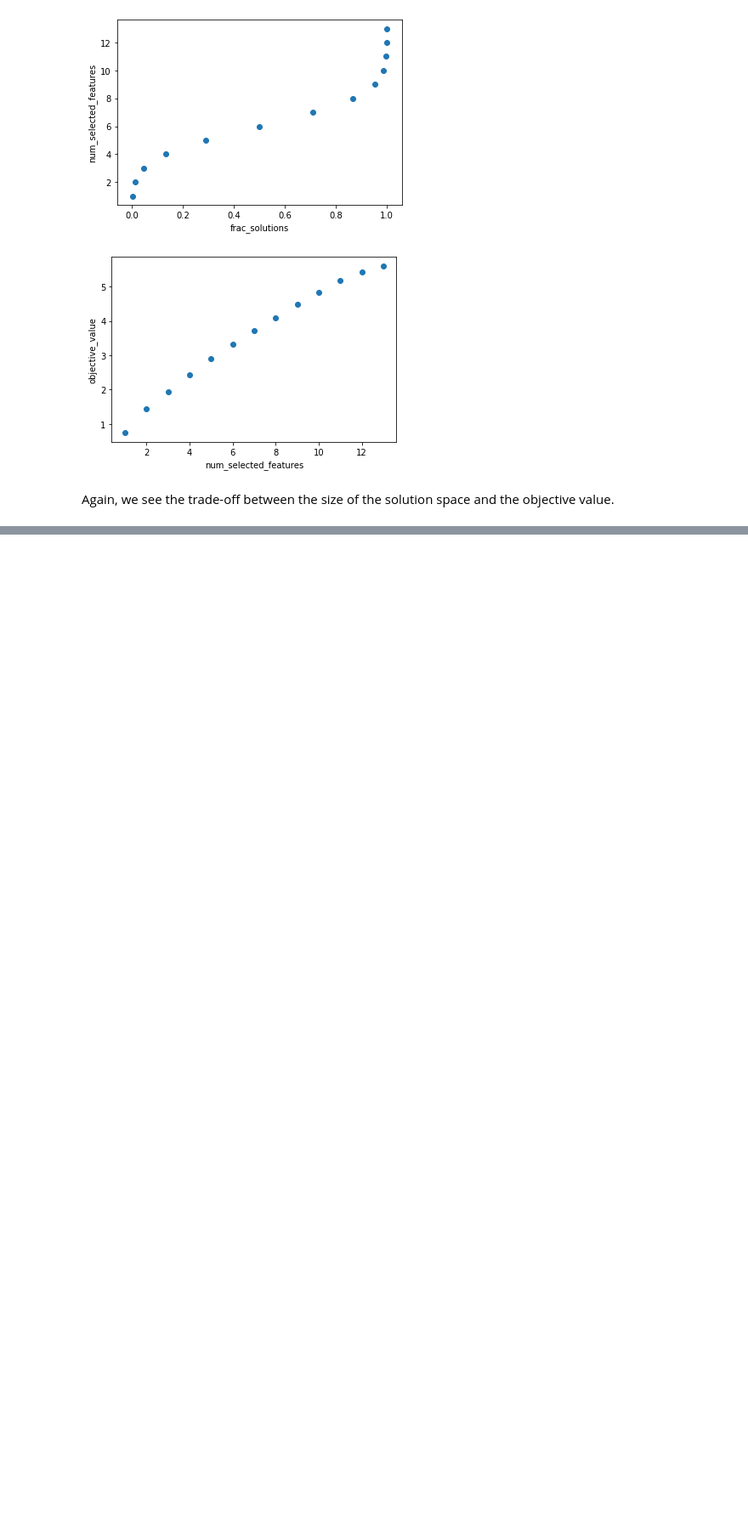
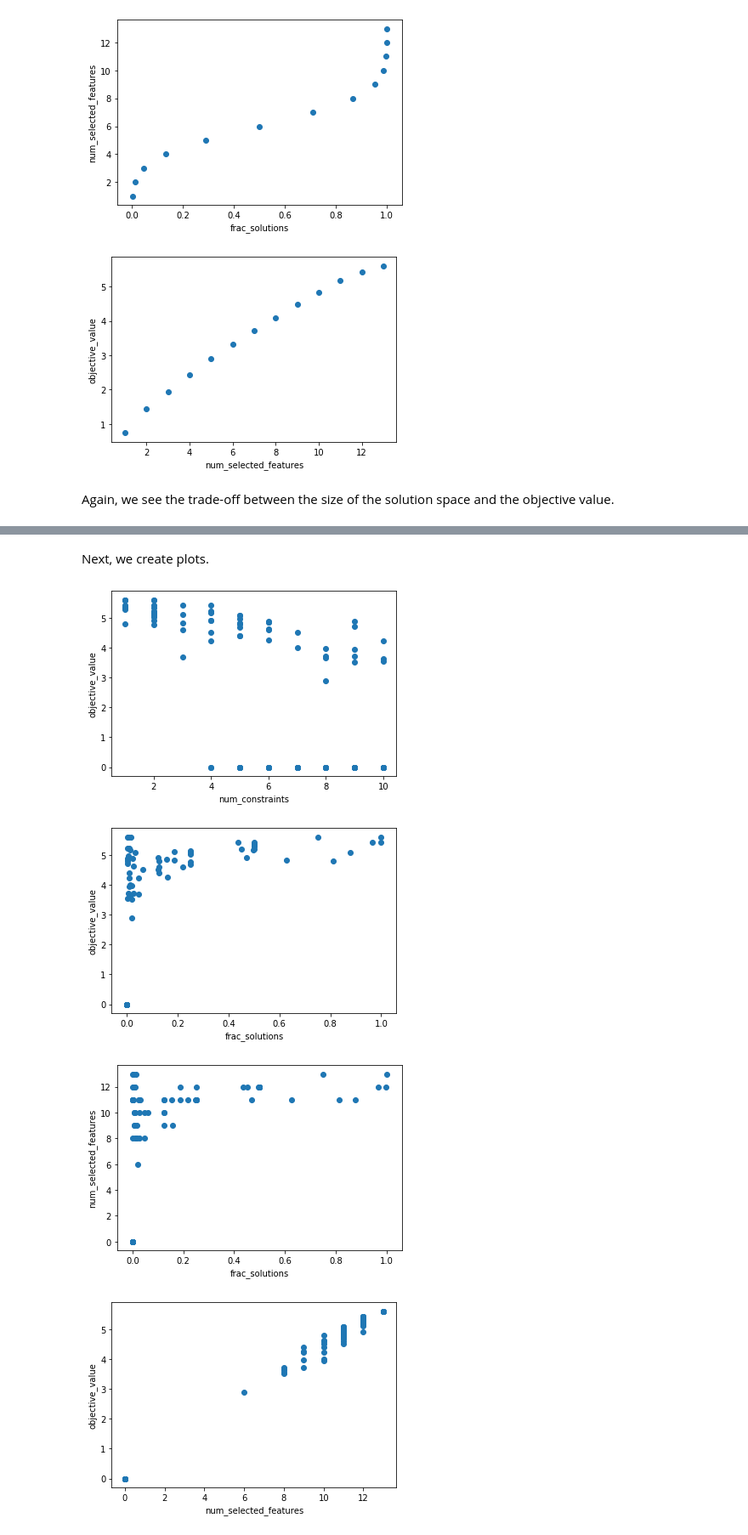
Before and after one commit to Jakob-Bach/Constrained-Filter-Feature-Selection, a Jupyter notebook: Evaluation_Demo.ipynb, the cells around one changed output, grey strips where cells are left out. Shown: that part at 85% size. Saved outputs shown, nothing was run; the diff lists cells and outputs as text; code cells hidden in the pictures; blank space fills up the shorter version.

```diff
--- a/Evaluation_Demo.ipynb
+++ b/Evaluation_Demo.ipynb
@@ -207,0 +288,29 @@ Again, we see the trade-off between the size of the solution space and the objec
+# %% [markdown]
+Next, we create plots.
+# %%
+plt.figure()
+plt.scatter(x='num_constraints', y='objective_value', data=result_table)
+plt.xlabel('num_constraints')
+plt.ylabel('objective_value')
+
+plt.figure()
+plt.scatter(x='frac_solutions', y='objective_value', data=result_table)
+plt.xlabel('frac_solutions')
+plt.ylabel('objective_value')
+
+plt.figure()
+plt.scatter(x='frac_solutions', y='num_selected_features', data=result_table)
+plt.xlabel('frac_solutions')
+plt.ylabel('num_selected_features')
+
+plt.figure()
+plt.scatter(x='num_selected_features', y='objective_value', data=result_table)
+plt.xlabel('num_selected_features')
+plt.ylabel('objective_value')
+
+plt.show()
+# %% [output]
+[figure, added]
+[figure, added]
+[figure, added]
+[figure, added]
```
Also changed, not shown: parts of 6 cells of this notebook, 1 other file.
